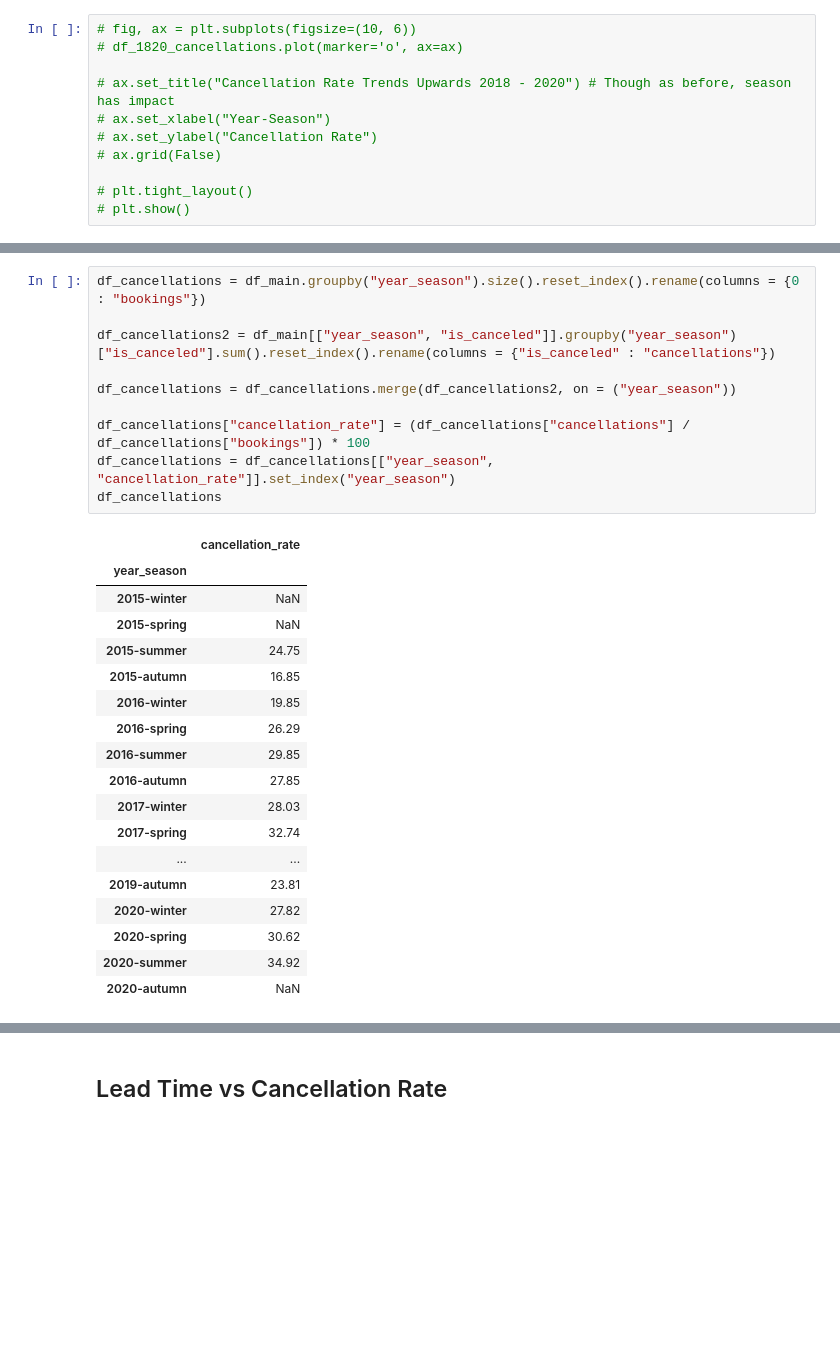
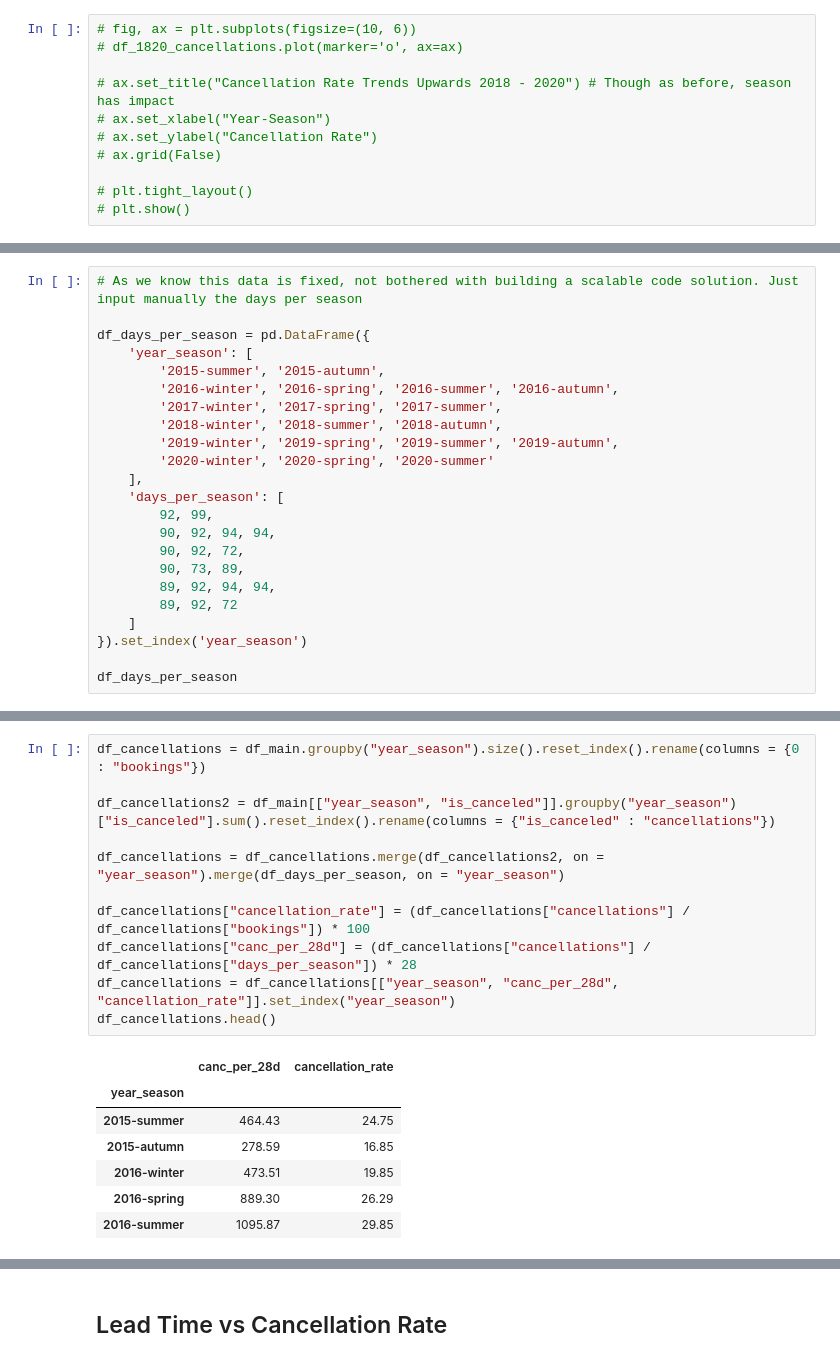
Before and after one commit to dngsus/data_analysis, a Jupyter notebook: 01 Hotel Bookings/01 Hotel v01.ipynb, the cells around one changed output, grey strips where cells are left out. Drawn from its saved outputs; the diff is of its cells as text; blank space fills up the shorter version.

```diff
--- a/01 Hotel Bookings/01 Hotel v01.ipynb
+++ b/01 Hotel Bookings/01 Hotel v01.ipynb
@@ -1051,0 +1080,23 @@ In the spirit of the above, assess 2015 - 2017 as a singular block at a seasonal
+# %%
+# As we know this data is fixed, not bothered with building a scalable code solution. Just input manually the days per season
+
+df_days_per_season = pd.DataFrame({
+    'year_season': [
+        '2015-summer', '2015-autumn',
+        '2016-winter', '2016-spring', '2016-summer', '2016-autumn',
+        '2017-winter', '2017-spring', '2017-summer',
+        '2018-winter', '2018-summer', '2018-autumn',
+        '2019-winter', '2019-spring', '2019-summer', '2019-autumn',
+        '2020-winter', '2020-spring', '2020-summer'
+    ],
+    'days_per_season': [
+        92, 99,
+        90, 92, 94, 94,
+        90, 92, 72,
+        90, 73, 89,
+        89, 92, 94, 94,
+        89, 92, 72
+    ]
+}).set_index('year_season')
+
+df_days_per_season
@@ -1052,31 +1122,21 @@ In the spirit of the above, assess 2015 - 2017 as a singular block at a seasonal
 # %%
 df_cancellations = df_main.groupby("year_season").size().reset_index().rename(columns = {0 : "bookings"})
 
 df_cancellations2 = df_main[["year_season", "is_canceled"]].groupby("year_season")["is_canceled"].sum().reset_index().rename(columns = {"is_canceled" : "cancellations"})
 
-df_cancellations = df_cancellations.merge(df_cancellations2, on = ("year_season"))
+df_cancellations = df_cancellations.merge(df_cancellations2, on = "year_season").merge(df_days_per_season, on = "year_season")
 
 df_cancellations["cancellation_rate"] = (df_cancellations["cancellations"] / df_cancellations["bookings"]) * 100
-df_cancellations = df_cancellations[["year_season", "cancellation_rate"]].set_index("year_season")
-df_cancellations
+df_cancellations["canc_per_28d"] = (df_cancellations["cancellations"] / df_cancellations["days_per_season"]) * 28
+df_cancellations = df_cancellations[["year_season", "canc_per_28d", "cancellation_rate"]].set_index("year_season")
+df_cancellations.head()
 # %% [output]
-|  | cancellation_rate |
-| year_season |  |
-| 2015-winter | NaN |
-| 2015-spring | NaN |
-| 2015-summer | 24.75 |
-| 2015-autumn | 16.85 |
-| 2016-winter | 19.85 |
-| 2016-spring | 26.29 |
-| 2016-summer | 29.85 |
-| 2016-autumn | 27.85 |
-| 2017-winter | 28.03 |
-| 2017-spring | 32.74 |
-| ... | ... |
-| 2019-autumn | 23.81 |
-| 2020-winter | 27.82 |
-| 2020-spring | 30.62 |
-| 2020-summer | 34.92 |
-| 2020-autumn | NaN |
+|  | canc_per_28d | cancellation_rate |
+| year_season |  |  |
+| 2015-summer | 464.43 | 24.75 |
+| 2015-autumn | 278.59 | 16.85 |
+| 2016-winter | 473.51 | 19.85 |
+| 2016-spring | 889.30 | 26.29 |
+| 2016-summer | 1095.87 | 29.85 |
 # %%
 fig, ax = plt.subplots(figsize=(10, 6))
```
Also changed, not shown: parts of 62 cells of this notebook.
